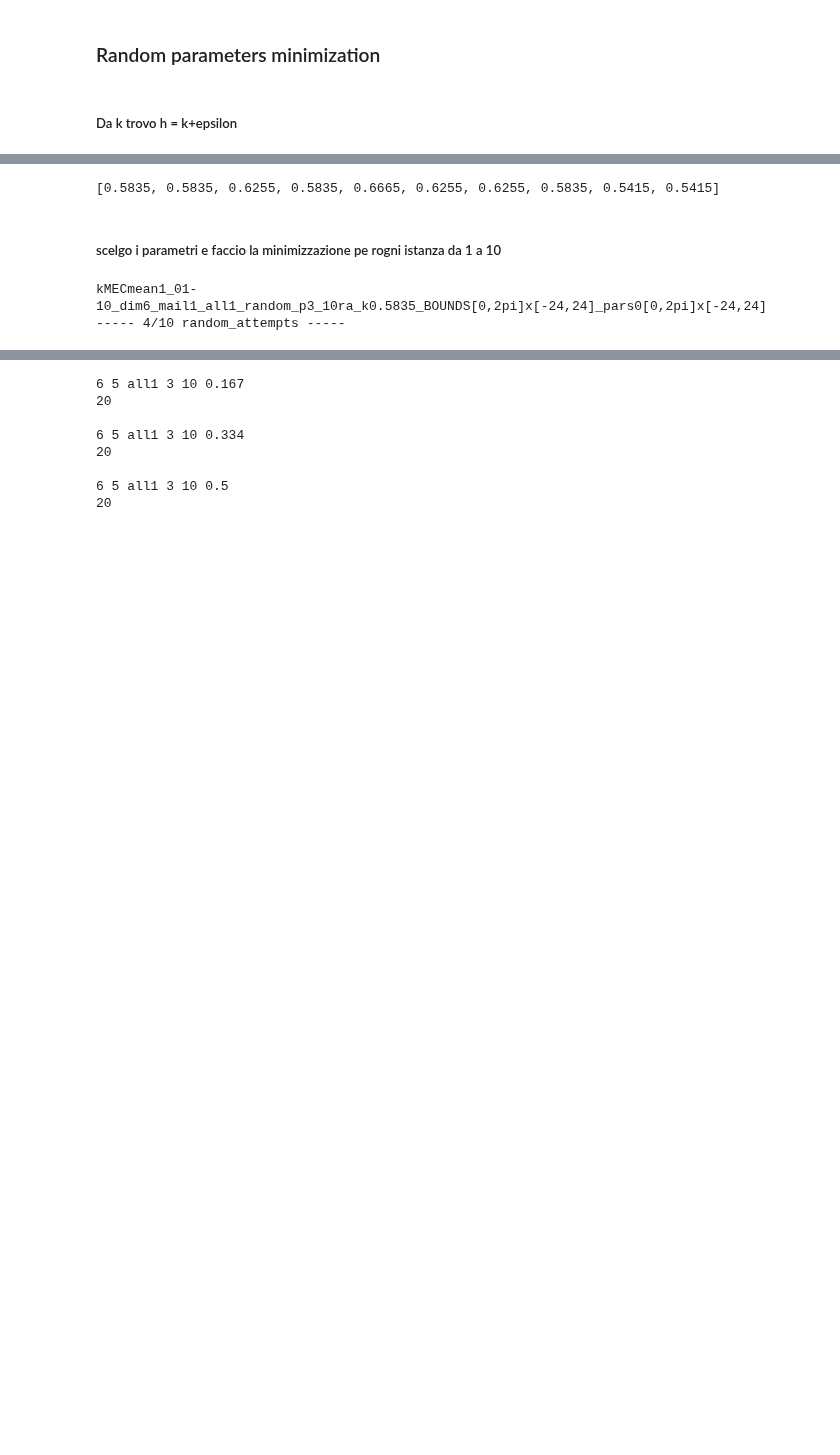
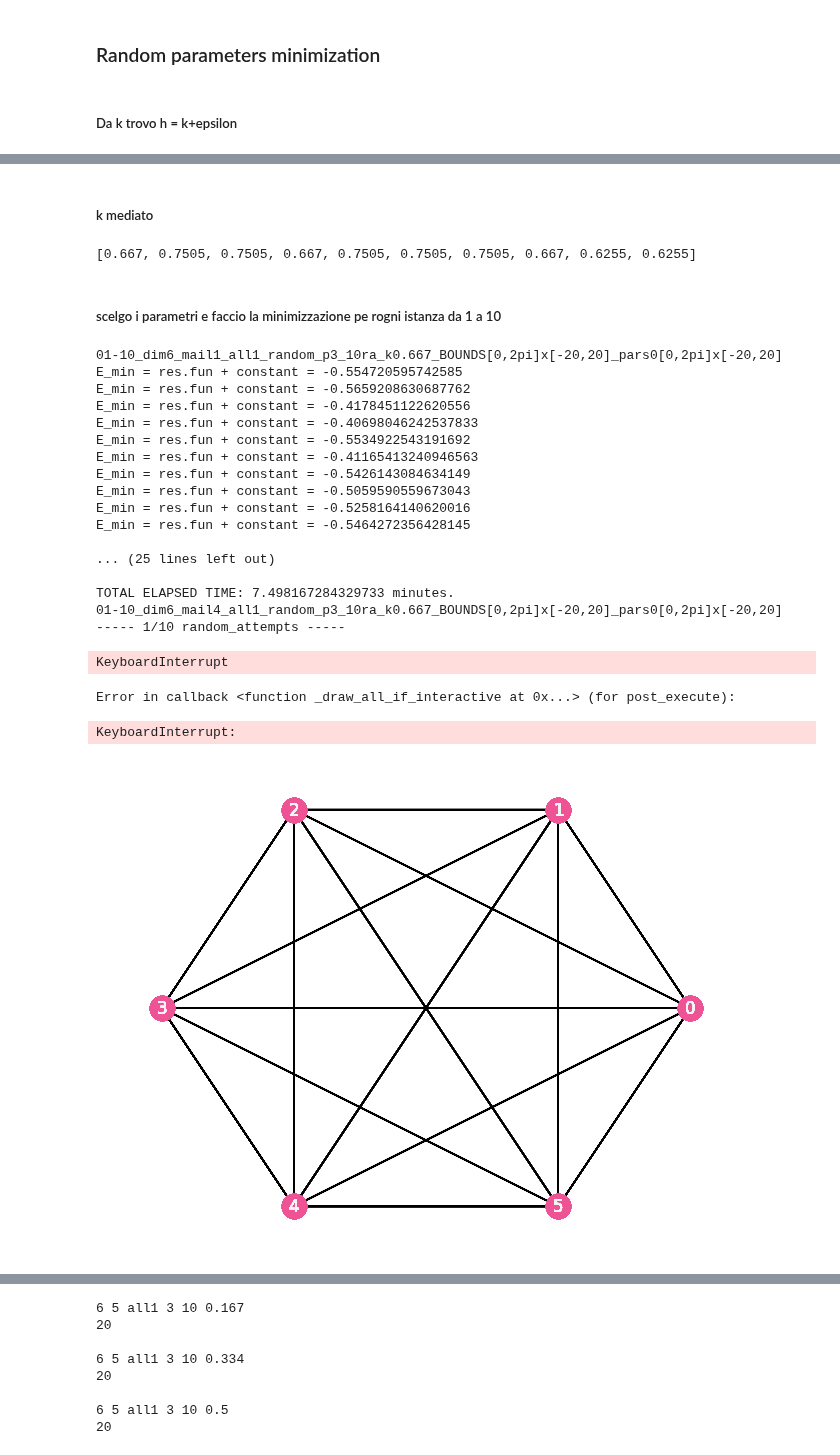
Before and after one commit to auroramugnai/Minimum-Exact-Cover-Problem, a Jupyter notebook: MEC_qiskit/QAOA_random_parameters.ipynb, the cells around one changed output, grey strips where cells are left out. Saved outputs shown, nothing was run; the diff lists cells and outputs as text; code cells hidden in the pictures; blank space fills up the shorter version.

```diff
--- a/MEC_qiskit/QAOA_random_parameters.ipynb
+++ b/MEC_qiskit/QAOA_random_parameters.ipynb
@@ -22,12 +18,12 @@ from ipynb.fs.full.functions_for_QAOAAnsatz import *
+# %% [markdown]
+#####  k mediato
 # %%
-
-# prendo la media tra il rosso e 1
-h_vector = [0.167, 0.167, 0.251, 0.167, 0.333, 0.251, 0.251, 0.167, 0.083, 0.083]
-
+# prendo la media tra il viola e 1
+h_vector = [0.334, 0.501, 0.501, 0.334, 0.501, 0.501, 0.501, 0.334, 0.251, 0.251]
 h_vector = [(h+1)/2 for h in h_vector]
 print(h_vector)
 # %% [output]
-[0.5835, 0.5835, 0.6255, 0.5835, 0.6665, 0.6255, 0.6255, 0.5835, 0.5415, 0.5415]
+[0.667, 0.7505, 0.7505, 0.667, 0.7505, 0.7505, 0.7505, 0.667, 0.6255, 0.6255]
 # %% [markdown]
 ##### scelgo i parametri e faccio la minimizzazione pe rogni istanza da 1 a 10
 # %%
@@ -49,7 +45,7 @@ for instance in range(1,11):
     MEC = [state for state in EXACT_COVERS if state.count("1") == min([x.count("1")  for x in EXACT_COVERS])]
 
     # show_spectrum(n, instance, h)
-    A, B, hamiltonian, qc_cost = build_cost_circuit(n, instance, h, verbose=False)
+    constant, hamiltonian, qc_cost = build_cost_circuit(n, instance, h, verbose=False)
     qc_mixing = build_mixing_circuit(n, instance, verbose=False)
     qc_initial = build_initialization_circuit(n, instance, init_name, verbose=False)
 
@@ -73,7 +69,7 @@ for instance in range(1,11):
     current_datetime = datetime.now().strftime("%d-%m")
 
     # This file will contain the final histograms.
-    header = f"kMECmean1_{current_datetime}_dim{n}_mail{instance}_{init_name}_random_p{p}_{random_attempts}ra_k{h}_BOUNDS{bnds_string}_pars0{string_0}"
+    header = f"{current_datetime}_dim{n}_mail{instance}_{init_name}_random_p{p}_{random_attempts}ra_k{h}_BOUNDS{bnds_string}_pars0{string_0}"
     print(header)
 
     # This file will contain important data such as energies, betas, gammas.
@@ -131,8 +127,10 @@ for instance in range(1,11):
             gammas = list(res.x[p:])
             # print(f"Final parameters (after minimization): betas, gammas = {betas}, {gammas}")
 
-            E_min = res.fun -A -B
+            # E_min = res.fun -A -B
             # print(f"E_min = res.fun - A - B = {E_min}")
+            E_min = res.fun + constant
+            print(f"E_min = res.fun + constant = {E_min}")
             DATA_FILE.write(f"\nE_min = {E_min}")
             # print(f'E_min\'s parameters: betas, gammas = ', betas, gammas)
             DATA_FILE.write(f'\nE_min\'s parameters: betas = {betas}, gammas = {gammas}\n')
@@ -187,33 +185,52 @@ for instance in range(1,11):
             # for container in ax.containers:
             #     ax.bar_label(container, labels=labels, fontsize=11)
 
             # # Highlight with red the exact covers
             # highlight_correct_ticks(ax, list(df["states"]), EXACT_COVERS)
             # plt.show()
 
             # Merge dataframes.
             if i == 1:
                 df_final = df
             else:
                 df_final = pd.merge(df_final, df, on="states", how="outer")
 
             if df['states'].iloc[0] == MEC:
                 DATA_FILE.write("\n### Most frequent state is MEC ###\n")
                 counter += 1
 
         # ################### SAVE TO CSV AND FIX BETA,GAMMA ###################
         # Save to csv.
         df_final.to_csv(FILENAME, index=False)
 
         ######################################################################
         DATA_FILE.write("\n*******************************")
         DATA_FILE.write(f"\nAttempt that reached the best result with E_min = {E_best} is #{i_best} ")
         DATA_FILE.write(f"\nMost frequent state was MEC / random attempts = {counter} / {random_attempts} = {round((counter/random_attempts)*100, 1)}%\n")
 
 
         print(f"\nTOTAL ELAPSED TIME: {(time.time() - TOTAL_start_time)/60} minutes.")
         DATA_FILE.write(f"\nTOTAL ELAPSED TIME: {(time.time() - TOTAL_start_time)/60} minutes.\n")
 # %% [output]
-kMECmean1_01-10_dim6_mail1_all1_random_p3_10ra_k0.5835_BOUNDS[0,2pi]x[-24,24]_pars0[0,2pi]x[-24,24]
------ 4/10 random_attempts -----
+01-10_dim6_mail1_all1_random_p3_10ra_k0.667_BOUNDS[0,2pi]x[-20,20]_pars0[0,2pi]x[-20,20]
+E_min = res.fun + constant = -0.554720595742585
+E_min = res.fun + constant = -0.5659208630687762
+E_min = res.fun + constant = -0.4178451122620556
+E_min = res.fun + constant = -0.40698046242537833
+E_min = res.fun + constant = -0.5534922543191692
+E_min = res.fun + constant = -0.41165413240946563
+E_min = res.fun + constant = -0.5426143084634149
+E_min = res.fun + constant = -0.5059590559673043
+E_min = res.fun + constant = -0.5258164140620016
+E_min = res.fun + constant = -0.5464272356428145
+
+... (25 lines left out)
+
+TOTAL ELAPSED TIME: 7.498167284329733 minutes.
+01-10_dim6_mail4_all1_random_p3_10ra_k0.667_BOUNDS[0,2pi]x[-20,20]_pars0[0,2pi]x[-20,20]
+----- 1/10 random_attempts -----
+KeyboardInterrupt
+Error in callback <function _draw_all_if_interactive at 0x...> (for post_execute):
+KeyboardInterrupt:
+[figure, added]
 # %% [markdown]
```
Also changed, not shown: parts of 10 cells of this notebook, 2 other files.
